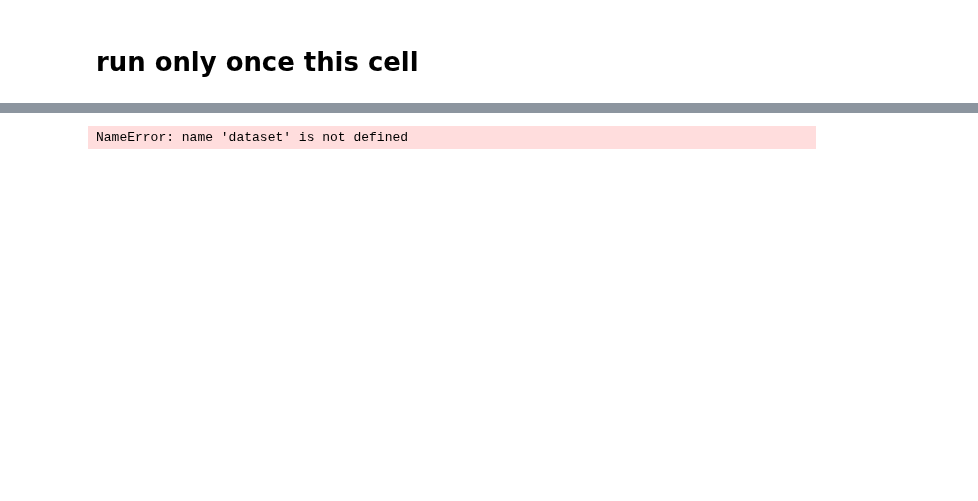
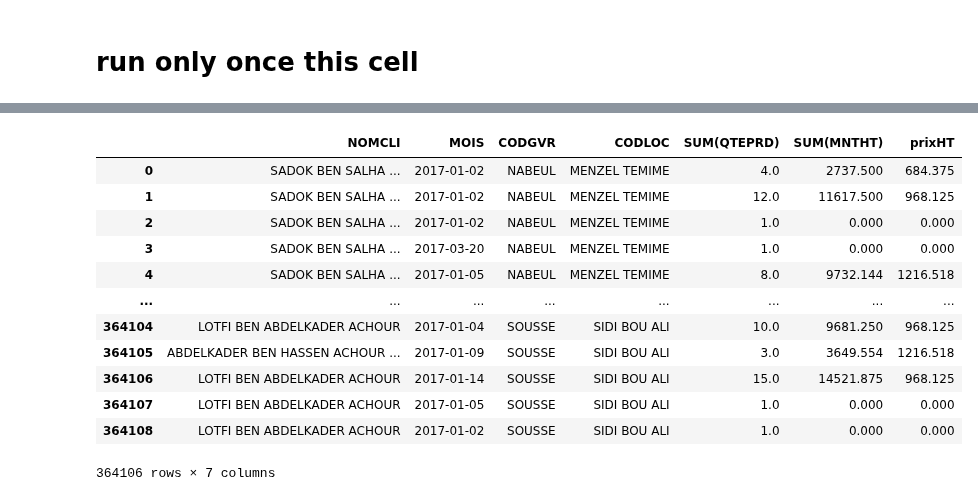
Before and after one commit to MedAzizBouzid/AGIL-ENERGY-Forecast-system, a Jupyter notebook: notebooks/data_filter.ipynb, the cells around one changed output, grey strips where cells are left out. Cells and saved outputs as stored; diff of their text form; code cells hidden in the pictures; blank space fills up the shorter version.

```diff
--- a/notebooks/data_filter.ipynb
+++ b/notebooks/data_filter.ipynb
@@ -78,2 +70,4 @@ Name: count, dtype: int64
+# %%
+df=df.dropna()
 # %% [markdown]
 # run only once this cell
@@ -162,4 +74,23 @@ dataset
-# %%
-dataset.to_csv('carburant_cleaned.csv')
-# %% [output]
-NameError: name 'dataset' is not defined
+# %%
+df = df.assign(
+    prixHT=lambda x: x.apply(
+        lambda row: 0 if row['SUM(MNTHT)'] < 0 or row['SUM(QTEPRD)'] == 0 else row['SUM(MNTHT)'] / row['SUM(QTEPRD)'],
+        axis=1
+    )
+)
+# %%
+df
+# %% [output]
+|  | NOMCLI | MOIS | CODGVR | CODLOC | SUM(QTEPRD) | SUM(MNTHT) | prixHT |
+| 0 | SADOK BEN SALHA ... | 2017-01-02 | NABEUL | MENZEL TEMIME | 4.0 | 2737.500 | 684.375 |
+| 1 | SADOK BEN SALHA ... | 2017-01-02 | NABEUL | MENZEL TEMIME | 12.0 | 11617.500 | 968.125 |
+| 2 | SADOK BEN SALHA ... | 2017-01-02 | NABEUL | MENZEL TEMIME | 1.0 | 0.000 | 0.000 |
+| 3 | SADOK BEN SALHA ... | 2017-03-20 | NABEUL | MENZEL TEMIME | 1.0 | 0.000 | 0.000 |
+| 4 | SADOK BEN SALHA ... | 2017-01-05 | NABEUL | MENZEL TEMIME | 8.0 | 9732.144 | 1216.518 |
+| ... | ... | ... | ... | ... | ... | ... | ... |
+| 364104 | LOTFI BEN ABDELKADER ACHOUR | 2017-01-04 | SOUSSE | SIDI BOU ALI | 10.0 | 9681.250 | 968.125 |
+| 364105 | ABDELKADER BEN HASSEN ACHOUR ... | 2017-01-09 | SOUSSE | SIDI BOU ALI | 3.0 | 3649.554 | 1216.518 |
+| 364106 | LOTFI BEN ABDELKADER ACHOUR | 2017-01-14 | SOUSSE | SIDI BOU ALI | 15.0 | 14521.875 | 968.125 |
+| 364107 | LOTFI BEN ABDELKADER ACHOUR | 2017-01-05 | SOUSSE | SIDI BOU ALI | 1.0 | 0.000 | 0.000 |
+| 364108 | LOTFI BEN ABDELKADER ACHOUR | 2017-01-02 | SOUSSE | SIDI BOU ALI | 1.0 | 0.000 | 0.000 |
+364106 rows × 7 columns
```
Also changed, not shown: parts of 20 cells of this notebook, 7 other files.
